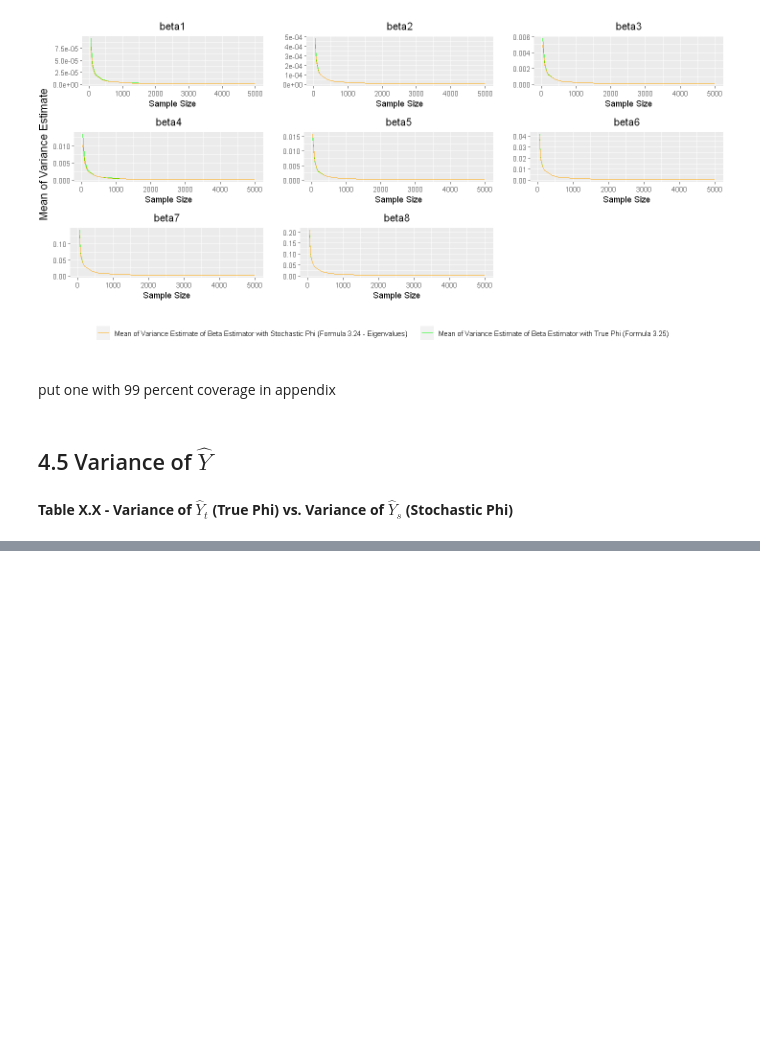
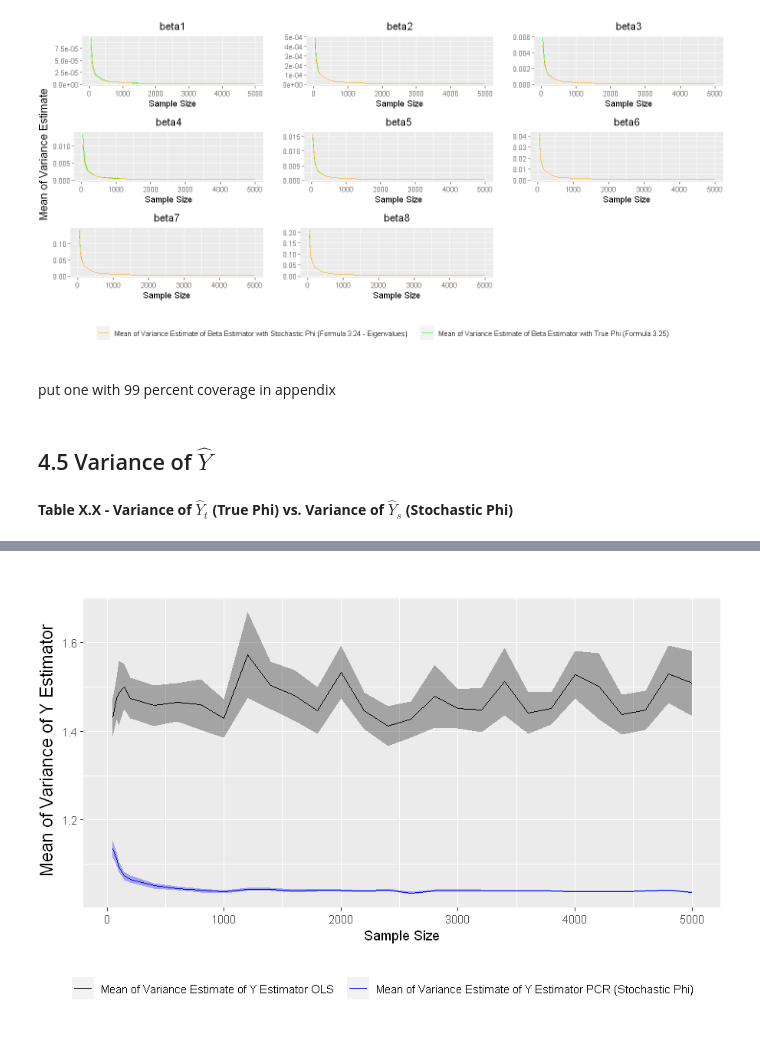
Before and after one commit to manuhuth/PCR-Parameter-Variance-Analysis, a Jupyter notebook: Notebooks/6Simulation.ipynb, the cells around one changed output, grey strips where cells are left out. Cells and saved outputs as stored; diff of their text form; code cells hidden in the pictures; blank space fills up the shorter version.

```diff
--- a/Notebooks/6Simulation.ipynb
+++ b/Notebooks/6Simulation.ipynb
@@ -221,0 +228,12 @@ plots_variance_CI(variance_plots_data = list_var_Y, first_method = 'theo', secon
+# %%
+var_OLS <- var_Y_hat_OLS(population_Y = population_Y, sample_size = sample_size, confidence = confidence, numb_it = numb_it, print_it = FALSE)
+list_var_Y_OLS <- list(list('prac' = variances_Y_prac, 'OLS' = var_OLS))
+# %%
+options(repr.plot.width=7.5, repr.plot.height=5) #adjust plot size
+plots_variance_CI(variance_plots_data = list_var_Y_OLS, first_method = 'OLS', second_method = 'prac',
+                  colour_1 = 'black', colour_2 = 'blue', xlab_string = 'Sample Size', ylab_string = 'Mean of Variance of Y Estimator',
+                  legend_df1 = 'Mean of Variance Estimate of Y Estimator OLS',
+                  legend_df2 = 'Mean of Variance Estimate of Y Estimator PCR (Stochastic Phi)',
+                  numb_columns = 1, sample_size = sample_size, subtitle = 'Y', make_subtitle = FALSE)
+# %% [output]
+[figure, added]
```
Also changed, not shown: parts of 13 cells of this notebook.
